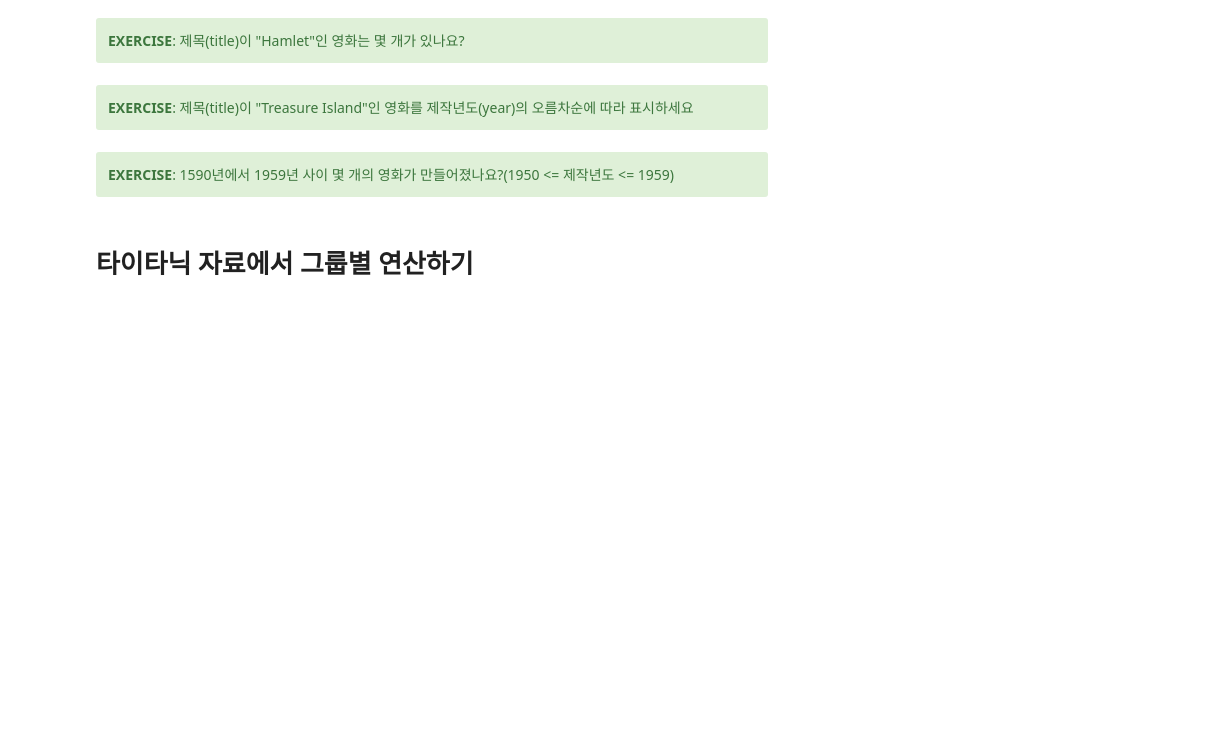
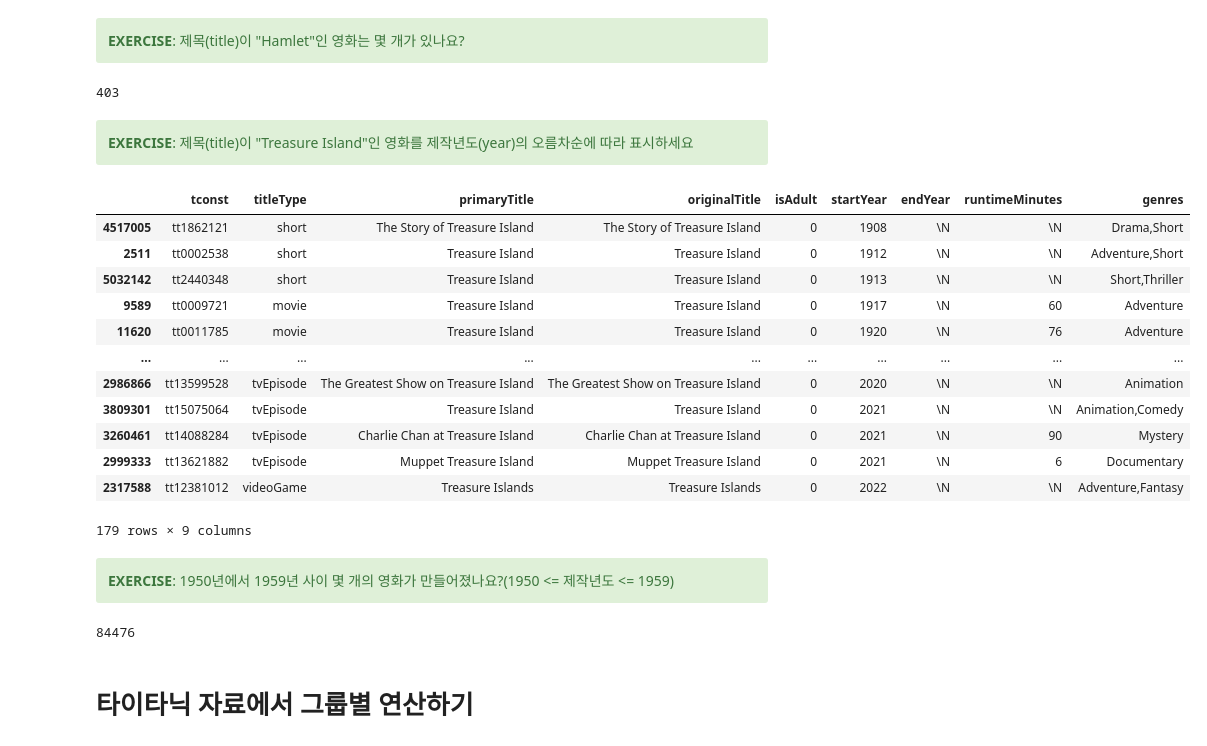
Before and after one commit to haram4th/fintech_pm_data_science, a Jupyter notebook: 06machine_learning/01pandas_연습문제0814.ipynb, the cells around one changed output. Drawn from its saved outputs; the diff is of its cells as text; code cells hidden in the pictures; blank space fills up the shorter version.

```diff
--- a/06machine_learning/01pandas_연습문제0814.ipynb
+++ b/06machine_learning/01pandas_연습문제0814.ipynb
@@ -68,0 +283,2 @@ df = pd.read_csv('/content/drive/MyDrive/Classroom/Colab Notebooks/Python가
+# %%
+titles.loc[:, 'startYear'] = titles['startYear'].astype('int')
@@ -68,0 +315,2 @@ df = pd.read_csv('/content/drive/MyDrive/Classroom/Colab Notebooks/Python가
+# %%
+titles['startYear'] = titles['startYear'].apply(int)
@@ -68,0 +346,2 @@ df = pd.read_csv('/content/drive/MyDrive/Classroom/Colab Notebooks/Python가
+# %%
+titles['isAdult'] = titles['isAdult'].astype('int')
@@ -68,0 +377,3 @@ df = pd.read_csv('/content/drive/MyDrive/Classroom/Colab Notebooks/Python가
+# %%
+titles['isAdult'] = titles['isAdult'].apply(int)
+titles.info()
@@ -70,14 +403,38 @@ df = pd.read_csv('/content/drive/MyDrive/Classroom/Colab Notebooks/Python가
 <div class="alert alert-success">
     <b>EXERCISE</b>: 제목(title)이 "Hamlet"인 영화는 몇 개가 있나요?
 </div>
+# %%
+len(titles[titles['primaryTitle'].str.contains("Hamlet")])
+# %% [output]
+403
 # %% [markdown]
 <div class="alert alert-success">
     <b>EXERCISE</b>: 제목(title)이 "Treasure Island"인 영화를 제작년도(year)의 오름차순에 따라 표시하세요
 </div>
+# %%
+titles[titles['primaryTitle'].str.contains("Treasure Island")].sort_values(by='startYear')
+# %% [output]
+|  | tconst | titleType | primaryTitle | originalTitle | isAdult | startYear | endYear | runtimeMinutes | genres |
+| 4517005 | tt1862121 | short | The Story of Treasure Island | The Story of Treasure Island | 0 | 1908 | \N | \N | Drama,Short |
+| 2511 | tt0002538 | short | Treasure Island | Treasure Island | 0 | 1912 | \N | \N | Adventure,Short |
+| 5032142 | tt2440348 | short | Treasure Island | Treasure Island | 0 | 1913 | \N | \N | Short,Thriller |
+| 9589 | tt0009721 | movie | Treasure Island | Treasure Island | 0 | 1917 | \N | 60 | Adventure |
+| 11620 | tt0011785 | movie | Treasure Island | Treasure Island | 0 | 1920 | \N | 76 | Adventure |
+| ... | ... | ... | ... | ... | ... | ... | ... | ... | ... |
+| 2986866 | tt13599528 | tvEpisode | The Greatest Show on Treasure Island | The Greatest Show on Treasure Island | 0 | 2020 | \N | \N | Animation |
+| 3809301 | tt15075064 | tvEpisode | Treasure Island | Treasure Island | 0 | 2021 | \N | \N | Animation,Comedy |
+| 3260461 | tt14088284 | tvEpisode | Charlie Chan at Treasure Island | Charlie Chan at Treasure Island | 0 | 2021 | \N | 90 | Mystery |
+| 2999333 | tt13621882 | tvEpisode | Muppet Treasure Island | Muppet Treasure Island | 0 | 2021 | \N | 6 | Documentary |
+| 2317588 | tt12381012 | videoGame | Treasure Islands | Treasure Islands | 0 | 2022 | \N | \N | Adventure,Fantasy |
+179 rows × 9 columns
 # %% [markdown]
 <div class="alert alert-success">
-    <b>EXERCISE</b>: 1590년에서 1959년 사이 몇 개의 영화가 만들어졌나요?(1950 <= 제작년도 <= 1959)
+    <b>EXERCISE</b>: 1950년에서 1959년 사이 몇 개의 영화가 만들어졌나요?(1950 <= 제작년도 <= 1959)
 </div>
+# %%
+titles.loc[(titles['startYear'] >= 1950) &  (titles['startYear'] <= 1959), 'primaryTitle'].nunique()
+# %% [output]
+84476
 # %% [markdown]
 # 타이타닉 자료에서 그룹별 연산하기
 # %%
```
Also changed, not shown: parts of 46 cells of this notebook, 4 other files.
